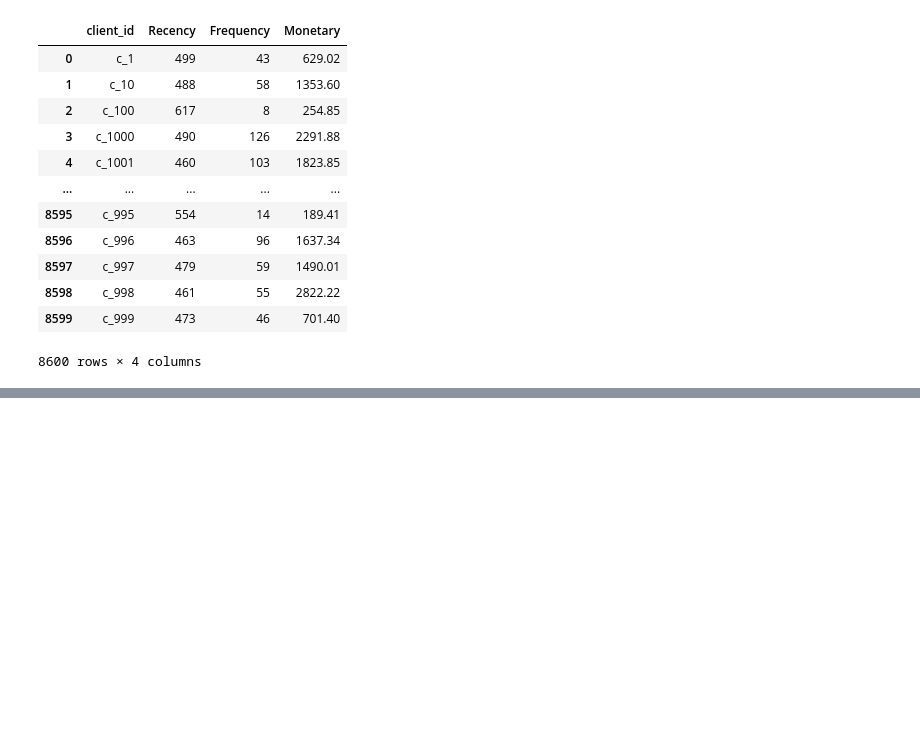
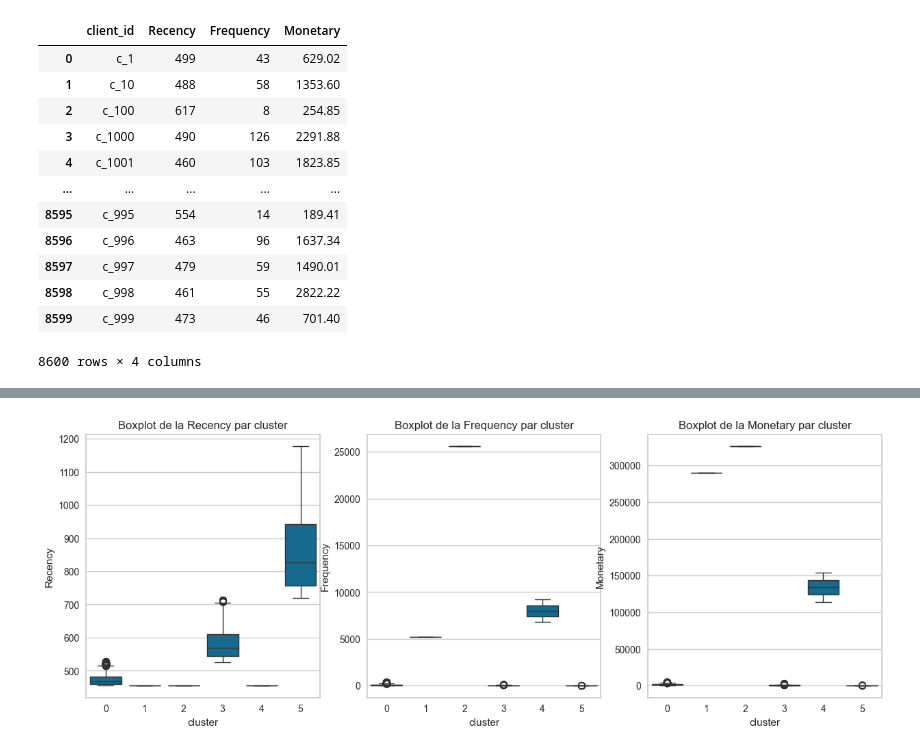
Before and after one commit to Vaelastraszz/dojo_git, a Jupyter notebook: notebooks/modeling.ipynb, the cells around one changed output, grey strips where cells are left out. Saved outputs shown, nothing was run; the diff lists cells and outputs as text; code cells hidden in the pictures; blank space fills up the shorter version.

```diff
--- a/notebooks/modeling.ipynb
+++ b/notebooks/modeling.ipynb
@@ -168,0 +187,34 @@ rfm
+# %%
+# On divise le jeu de données en 6 clusters
+
+kmeans = KMeans(n_clusters=6, n_init='auto', random_state=42)
+kmeans.fit(X_scaled)
+
+rfm['cluster'] = kmeans.labels_
+# %%
+figs, axs = plt.subplots(1,3, figsize=(15,5))
+
+sns.boxplot(
+    x=rfm['cluster'],
+    y=rfm['Recency'],
+    ax=axs[0],
+)
+axs[0].set_title('Boxplot de la Recency par cluster')
+
+sns.boxplot(
+    x=rfm['cluster'],
+    y=rfm['Frequency'],
+    ax=axs[1],
+)
+axs[1].set_title('Boxplot de la Frequency par cluster')
+
+sns.boxplot(
+    x=rfm['cluster'],
+    y=rfm['Monetary'],
+    ax=axs[2],
+)
+axs[2].set_title('Boxplot de la Monetary par cluster')
+
+plt.show()
+# %% [output]
+[figure, added]
```
Also changed, not shown: parts of 18 cells of this notebook.
